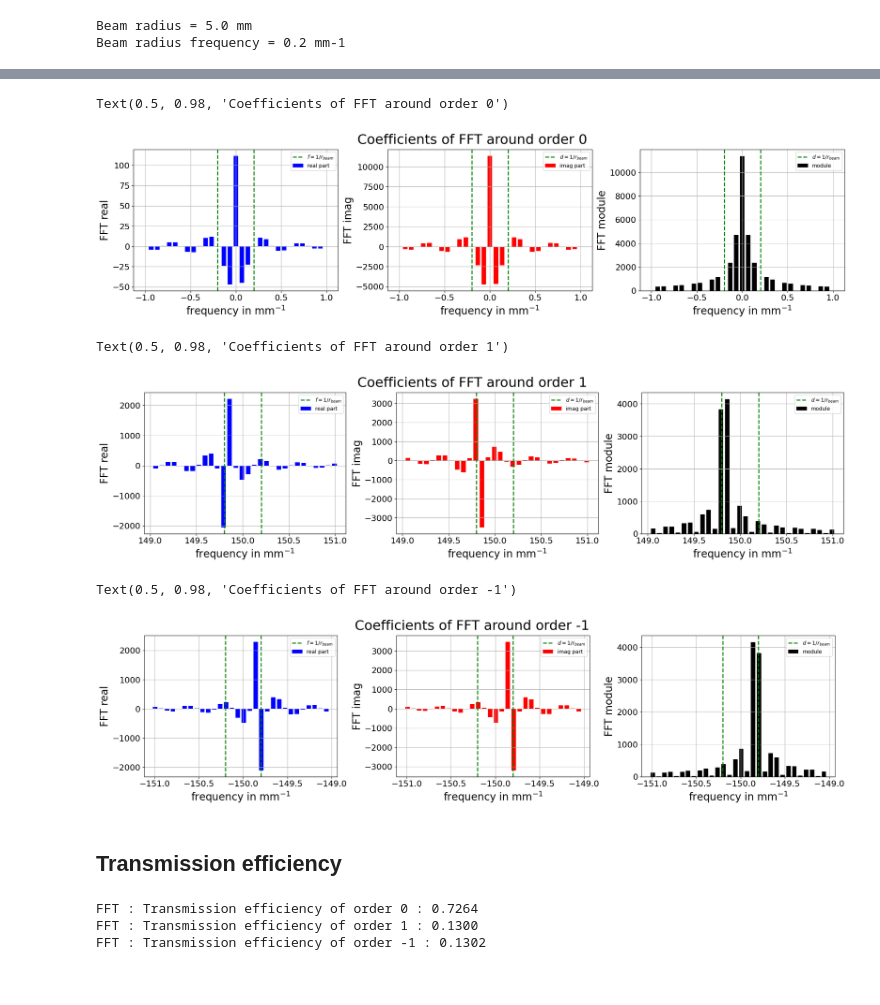
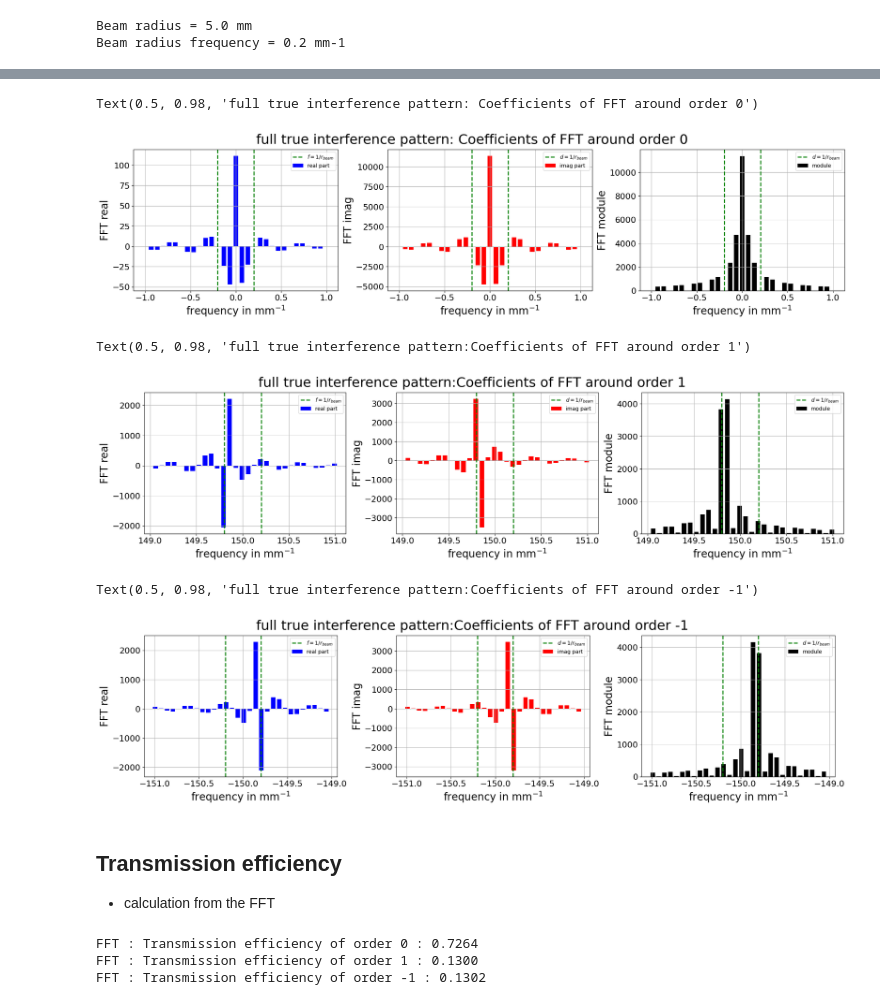
Before and after one commit to sylvielsstfr/AuxtelPSFpoppy, a Jupyter notebook: docs/notebooks/introdiffraction/05_FFT1D_InterferenceTwoSources.ipynb, the cells around one changed output, grey strips where cells are left out. Drawn from its saved outputs; the diff is of its cells as text; code cells hidden in the pictures.

```diff
--- a/docs/notebooks/introdiffraction/05_FFT1D_InterferenceTwoSources.ipynb
+++ b/docs/notebooks/introdiffraction/05_FFT1D_InterferenceTwoSources.ipynb
@@ -500,3 +501,17 @@ def plot_orders_regions(ax,df=1/beam_radius_mm):
+# %%
+FLAG_FULL_INTERF = True
+FLAG_PARTIAL_INTERF = False
+FLAG_SIMPLE_INTERF = False
+
+if FLAG_FULL_INTERF:
+    freq,real,imag,module,phase  = freq1,real1,imag1,module1,phase1
+    tag = "full true interference pattern"
+elif FLAG_PARTIAL_INTERF:
+    freq,real,imag,module,phase  = freq2,real2,imag2,module2,phase2
+    tag = "approximate interference pattern"
+else:
+    freq,real,imag,module,phase  = freq3,real3,imag3,module3,phase3
+    tag = "oversimplified interference pattern"
 # %%
 def plotFFT(freq,real,imag,module,phase):
     """
@@ -610,40 +618,40 @@ Text(0.5, 1.0, 'Hologram source interference: First Fourier components (order -1
 # %%
 DF = 5*1/beam_radius_mm
-indexes_order_0 = np.where(np.abs(freq1)<DF)[0]
-indexes_order_p1 = np.where(np.abs(freq1-f_order1)<DF)[0]
-indexes_order_m1 = np.where(np.abs(freq1+f_order1)<DF)[0]
+indexes_order_0 = np.where(np.abs(freq)<DF)[0]
+indexes_order_p1 = np.where(np.abs(freq-f_order1)<DF)[0]
+indexes_order_m1 = np.where(np.abs(freq+f_order1)<DF)[0]
 # %%
 fig,(ax1,ax2,ax3) = plt.subplots(1,3,figsize=(20,5),sharex=True,layout="constrained")
-ax1.bar(freq1[indexes_order_0],real1[indexes_order_0],width=0.05,facecolor="b",label="real part")
-ax2.bar(freq1[indexes_order_0],imag1[indexes_order_0],width=0.05,facecolor="r",label="imag part")
-ax3.bar(freq1[indexes_order_0],module1[indexes_order_0],width=0.05,facecolor="k",label="module")
+ax1.bar(freq[indexes_order_0],real[indexes_order_0],width=0.05,facecolor="b",label="real part")
+ax2.bar(freq[indexes_order_0],imag[indexes_order_0],width=0.05,facecolor="r",label="imag part")
+ax3.bar(freq[indexes_order_0],module[indexes_order_0],width=0.05,facecolor="k",label="module")
 ax1.set_ylabel("FFT real")
 ax2.set_ylabel("FFT imag")
 ax3.set_ylabel("FFT module")
 
 ax1.axvline(x=1/beam_radius_mm  ,c="g",ls="--",label="$f = 1/r_{beam}$")
 ax2.axvline(x=1/beam_radius_mm  ,c="g",ls="--",label="$d = 1/r_{beam}$")
 ax3.axvline(x=1/beam_radius_mm  ,c="g",ls="--",label="$d = 1/r_{beam}$")
 
 ax1.axvline(x=-1/beam_radius_mm  ,c="g",ls="--")
 ax2.axvline(x=-1/beam_radius_mm  ,c="g",ls="--")
 ax3.axvline(x=-1/beam_radius_mm  ,c="g",ls="--")
 
 ax3.set_xlabel("frequency in mm$^{-1}$")
 ax2.set_xlabel("frequency in mm$^{-1}$")
 ax1.set_xlabel("frequency in mm$^{-1}$")
 ax1.grid(); ax1.legend()
 ax2.grid(); ax2.legend()
 ax3.grid(); ax3.legend()
-plt.suptitle("Coefficients of FFT around order 0",fontsize=26)
+plt.suptitle(f"{tag}: Coefficients of FFT around order 0",fontsize=26)
 # %% [output]
-Text(0.5, 0.98, 'Coefficients of FFT around order 0')
+Text(0.5, 0.98, 'full true interference pattern: Coefficients of FFT around order 0')
-[figure, old version]
+[figure, new version]
 # %%
 fig,(ax1,ax2,ax3) = plt.subplots(1,3,figsize=(20,5),sharex=True,layout="constrained")
-ax1.bar(freq1[indexes_order_p1],real1[indexes_order_p1],width=0.05,facecolor="b",label="real part")
-ax2.bar(freq1[indexes_order_p1],imag1[indexes_order_p1],width=0.05,facecolor="r",label="imag part")
-ax3.bar(freq1[indexes_order_p1],module1[indexes_order_p1],width=0.05,facecolor="k",label="module")
+ax1.bar(freq[indexes_order_p1],real[indexes_order_p1],width=0.05,facecolor="b",label="real part")
+ax2.bar(freq[indexes_order_p1],imag[indexes_order_p1],width=0.05,facecolor="r",label="imag part")
+ax3.bar(freq[indexes_order_p1],module[indexes_order_p1],width=0.05,facecolor="k",label="module")
 ax1.set_ylabel("FFT real")
 ax2.set_ylabel("FFT imag")
 ax3.set_ylabel("FFT module")
@@ -662,15 +670,15 @@ ax1.set_xlabel("frequency in mm$^{-1}$")
 ax1.grid(); ax1.legend()
 ax2.grid(); ax2.legend()
 ax3.grid(); ax3.legend()
-plt.suptitle("Coefficients of FFT around order 1",fontsize=26)
+plt.suptitle(f"{tag}:Coefficients of FFT around order 1",fontsize=26)
 # %% [output]
-Text(0.5, 0.98, 'Coefficients of FFT around order 1')
+Text(0.5, 0.98, 'full true interference pattern:Coefficients of FFT around order 1')
-[figure, old version]
+[figure, new version]
 # %%
 fig,(ax1,ax2,ax3) = plt.subplots(1,3,figsize=(20,5),sharex=True,layout="constrained")
-ax1.bar(freq1[indexes_order_m1],real1[indexes_order_m1],width=0.05,facecolor="b",label="real part")
-ax2.bar(freq1[indexes_order_m1],imag1[indexes_order_m1],width=0.05,facecolor="r",label="imag part")
-ax3.bar(freq1[indexes_order_m1],module1[indexes_order_m1],width=0.05,facecolor="k",label="module")
+ax1.bar(freq[indexes_order_m1],real[indexes_order_m1],width=0.05,facecolor="b",label="real part")
+ax2.bar(freq[indexes_order_m1],imag[indexes_order_m1],width=0.05,facecolor="r",label="imag part")
+ax3.bar(freq[indexes_order_m1],module[indexes_order_m1],width=0.05,facecolor="k",label="module")
 ax1.set_ylabel("FFT real")
 ax2.set_ylabel("FFT imag")
 ax3.set_ylabel("FFT module")
@@ -689,11 +697,13 @@ ax1.set_xlabel("frequency in mm$^{-1}$")
 ax1.grid(); ax1.legend()
 ax2.grid(); ax2.legend()
 ax3.grid(); ax3.legend()
-plt.suptitle("Coefficients of FFT around order -1",fontsize=26)
+plt.suptitle(f"{tag}:Coefficients of FFT around order -1",fontsize=26)
 # %% [output]
-Text(0.5, 0.98, 'Coefficients of FFT around order -1')
+Text(0.5, 0.98, 'full true interference pattern:Coefficients of FFT around order -1')
-[figure, old version]
+[figure, new version]
 # %% [markdown]
 ## Transmission efficiency
+
+- calculation from the FFT
 # %%
 w_factor = 2.
```
Also changed, not shown: parts of 12 cells of this notebook, 1 other file.
